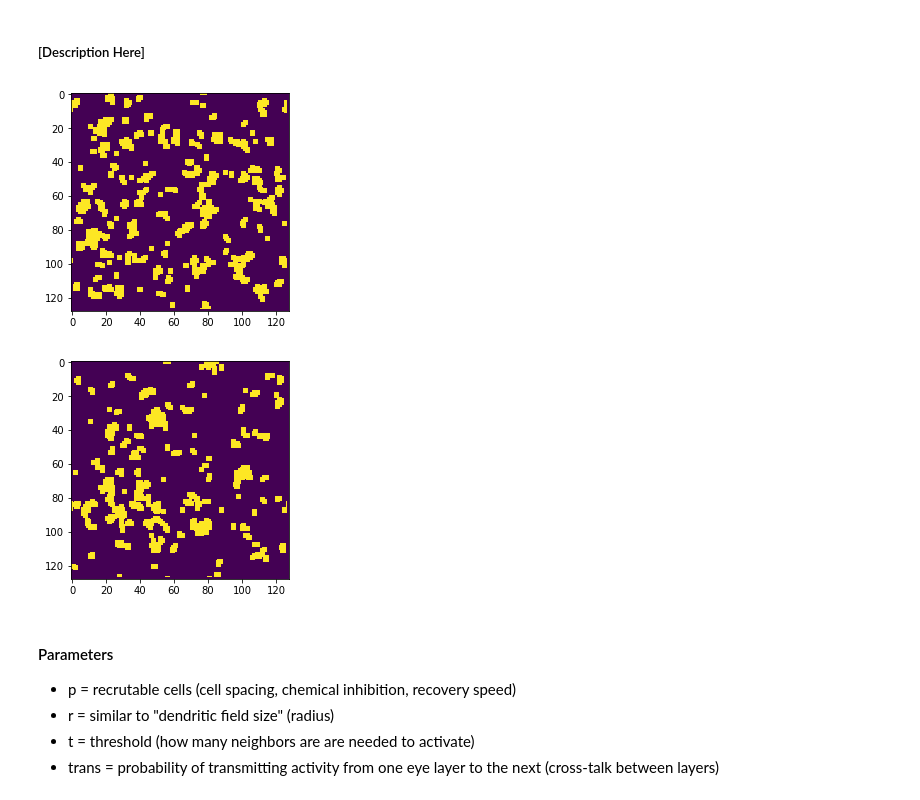
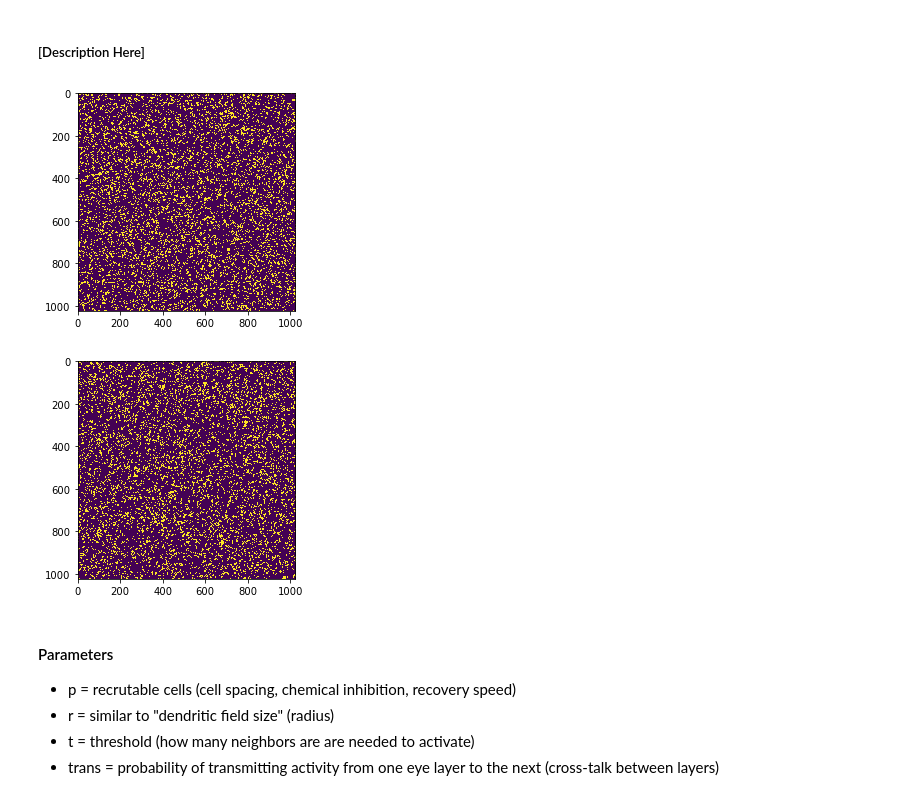
Before and after one commit to dsaffo/ibv, a Jupyter notebook: marys/lgn_patching.ipynb, the cells around one changed output. Saved outputs shown, nothing was run; the diff lists cells and outputs as text; code cells hidden in the pictures.

```diff
--- a/marys/lgn_patching.ipynb
+++ b/marys/lgn_patching.ipynb
@@ -151,11 +153,11 @@ class LGN:
 # %% [markdown]
 ##### [Description Here]
 # %%
-L = LGN(width = 128, p = 0.2, r = 1.5, t = 1, trans = 0.0, make_wave = True, num_layers=2, random_seed=5)
+L = LGN(width = 1024, p = 0.2, r = 1.5, t = 1, trans = 0.0, make_wave = True, num_layers=2, random_seed=5)
 images = L.make_img_mat()
 # %% [output]
-[figure, old version]
+[figure, new version]
-[figure, old version]
+[figure, new version]
 # %% [markdown]
 #### Parameters
 - p = recrutable cells (cell spacing, chemical inhibition, recovery speed)
```
Also changed, not shown: parts of 9 cells of this notebook, 7 other files.
